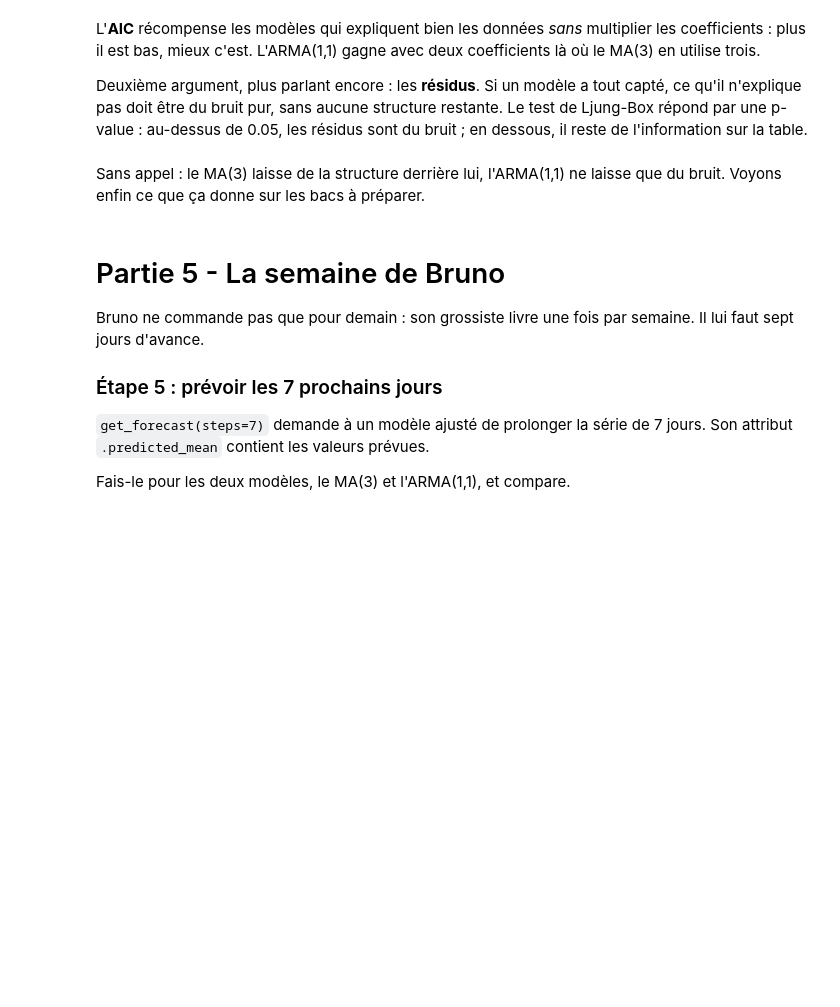
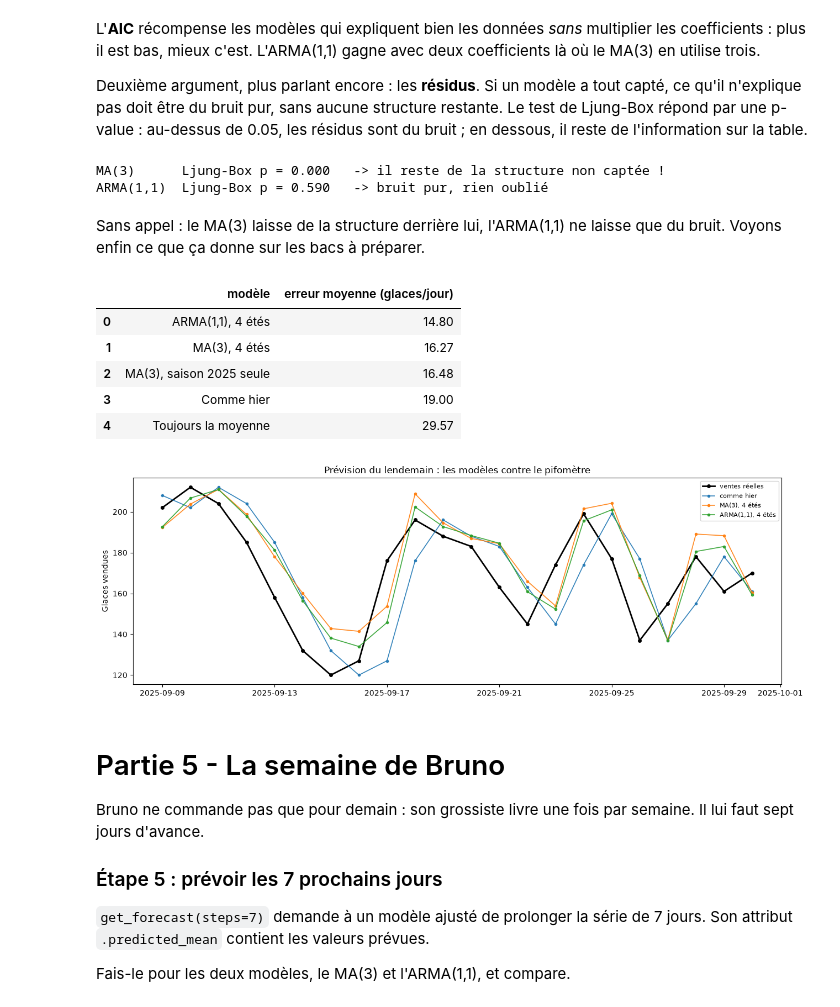
Before and after one commit to JDVegas/AI-Practical_ML-PRO, a Jupyter notebook: Cahier-Vacances-2026-main/Projet_06/Projet_06.ipynb, the cells around one changed output. Saved outputs shown, nothing was run; the diff lists cells and outputs as text; code cells hidden in the pictures; blank space fills up the shorter version.

```diff
--- a/Cahier-Vacances-2026-main/Projet_06/Projet_06.ipynb
+++ b/Cahier-Vacances-2026-main/Projet_06/Projet_06.ipynb
@@ -143,0 +144,13 @@ Comme hier             : 56.91 glaces d'écart en moyenne
+# %%
+
+### START CODE HERE ###
+baseline_moyenne = np.mean(ventes) # la moyenne des ventes
+baseline_hier =  ventes[-N_TEST-1:-1]# la veille de chaque jour de test
+### END CODE HERE ###
+
+scores = {
+    "Toujours la moyenne": mae(test, baseline_moyenne),
+    "Comme hier": mae(test, baseline_hier),
+}
+for nom, valeur in scores.items():
+    print(f"{nom:22s} : {valeur:.2f} glaces d'écart en moyenne")
@@ -306,7 +344,7 @@ train_2025 = ventes_2025[:-N_TEST]   # la saison 2025, sans les 22 derniers jour
 
 ### START CODE HERE ###
 
-resultat_ma =   # MA(3) : 0 terme AR, 0 différenciation, 3 termes MA
+resultat_ma =  ARIMA(train_2025, order=(0, 0, 3), trend="c").fit() # MA(3) : 0 terme AR, 0 différenciation, 3 termes MA
 
 ### END CODE HERE ###
 
@@ -359,7 +420,7 @@ Même syntaxe qu'à l'Étape 3, avec cette fois un terme AR : `order=(1, 0, 1)`.
 # %%
 ### START CODE HERE ###
 
-resultat_arma =  # ARMA(1,1) : 1 terme AR, 1 terme MA
+resultat_arma =  ARIMA(train, order=(1, 0, 1), trend="c").fit() # ARMA(1,1) : 1 terme AR, 1 terme MA
 
 ### END CODE HERE ###
 
@@ -383,19 +453,32 @@ for nom, resultat in [("MA(3)", resultat_ma_complet), ("ARMA(1,1)", resultat_arm
     p = acorr_ljungbox(resultat.resid, lags=[10], return_df=True)["lb_pvalue"].iloc[0]
     verdict = "bruit pur, rien oublié" if p > 0.05 else "il reste de la structure non captée !"
     print(f"{nom:10s} Ljung-Box p = {p:.3f}   -> {verdict}")
+# %% [output]
+MA(3)      Ljung-Box p = 0.000   -> il reste de la structure non captée !
+ARMA(1,1)  Ljung-Box p = 0.590   -> bruit pur, rien oublié
 # %% [markdown]
 Sans appel : le MA(3) laisse de la structure derrière lui, l'ARMA(1,1) ne laisse que du bruit. Voyons enfin ce que ça donne sur les bacs à préparer.
 # %%
 scores["MA(3), 4 étés"] = mae(test, prevision_1_jour(resultat_ma_complet, ventes, N_TEST))
 scores["ARMA(1,1), 4 étés"] = mae(test, prevision_1_jour(resultat_arma, ventes, N_TEST))
 
 display(tableau_des_scores(scores))
 
 plot_previsions(dates_test, test,
-                {"comme hier": baseline_hier,
-                 "MA(3), 4 étés": prevision_1_jour(resultat_ma_complet, ventes, N_TEST),
-                 "ARMA(1,1), 4 étés": prevision_1_jour(resultat_arma, ventes, N_TEST)},
+                {
+                    "comme hier": baseline_hier,
+                    "MA(3), 4 étés": prevision_1_jour(resultat_ma_complet, ventes, N_TEST),
+                    "ARMA(1,1), 4 étés": prevision_1_jour(resultat_arma, ventes, N_TEST)
+                },
                 titre="Prévision du lendemain : les modèles contre le pifomètre")
+# %% [output]
+|  | modèle | erreur moyenne (glaces/jour) |
+| 0 | ARMA(1,1), 4 étés | 14.80 |
+| 1 | MA(3), 4 étés | 16.27 |
+| 2 | MA(3), saison 2025 seule | 16.48 |
+| 3 | Comme hier | 19.00 |
+| 4 | Toujours la moyenne | 29.57 |
+[figure, added]
 # %% [markdown]
 # Partie 5 - La semaine de Bruno
 
```
Also changed, not shown: parts of 13 cells of this notebook.
